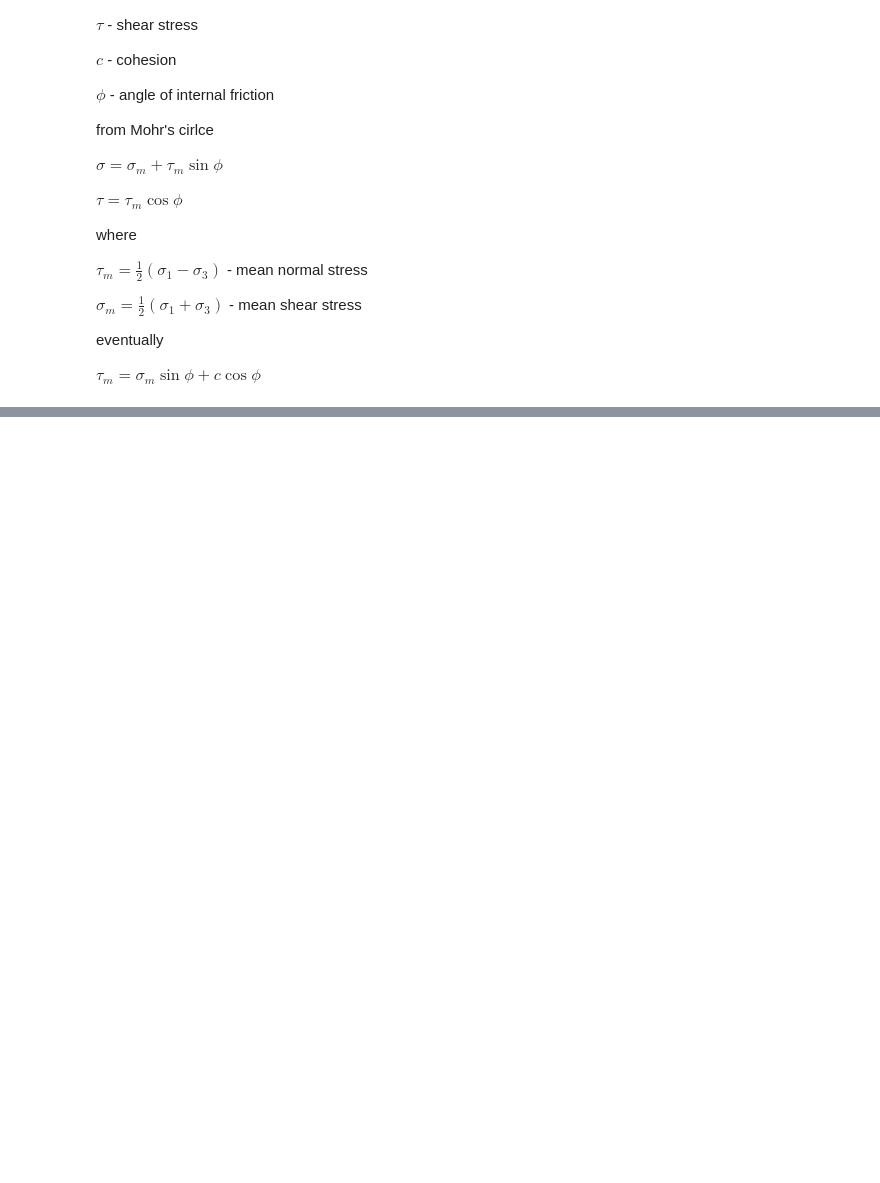
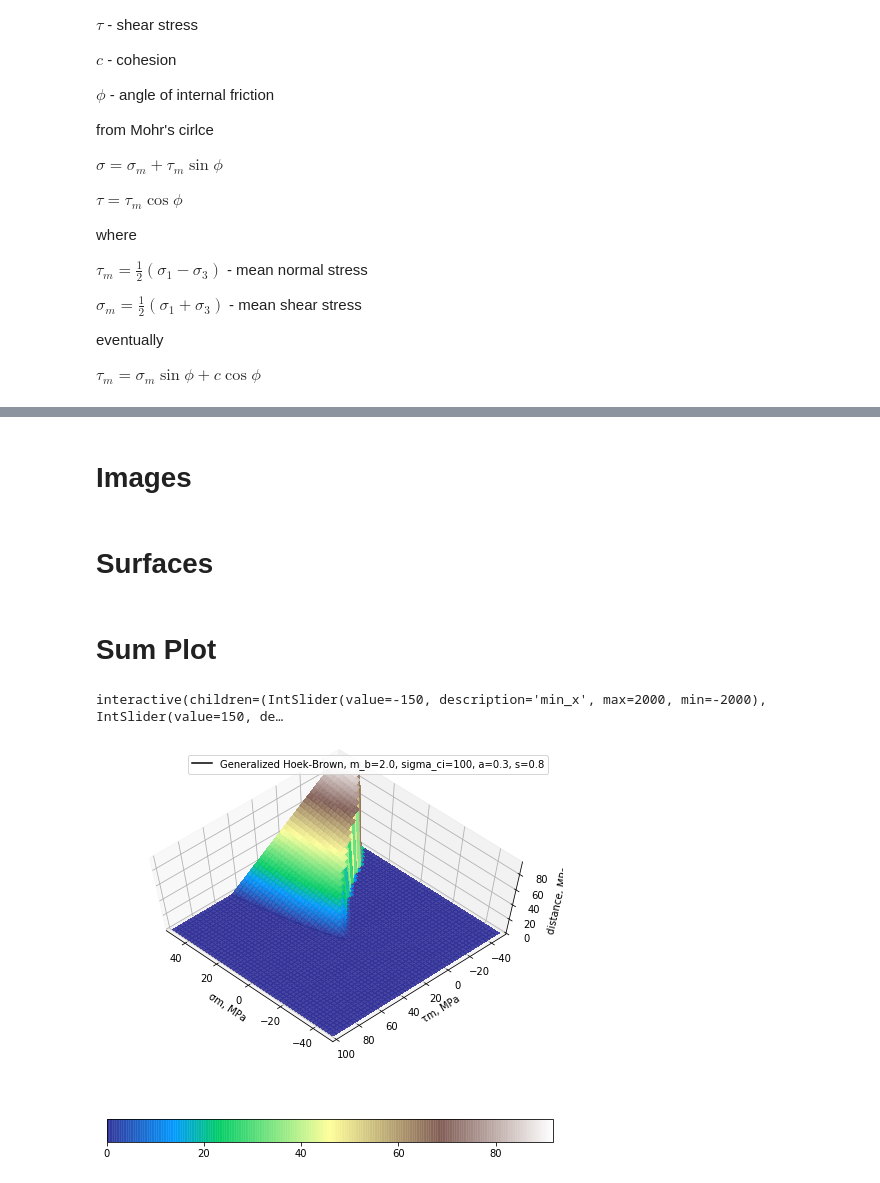
Before and after one commit to romanzes637/Hoek-Brown, a Jupyter notebook: Hoek_Brown.ipynb, the cells around one changed output, grey strips where cells are left out. Drawn from its saved outputs; the diff is of its cells as text; code cells hidden in the pictures; blank space fills up the shorter version.

Commit message:
Generalized HB is added

```diff
--- a/Hoek_Brown.ipynb
+++ b/Hoek_Brown.ipynb
@@ -303,11 +98,0 @@ d_mc_m_dist()
-# %%
-# evaluate equation
-a = 10
-b = 20
-sigma_m = 40
-r = hb_m()[0].evalf(subs={
-    sym.Symbol('A'):a, sym.Symbol('B'):b, sym.Symbol('sigma_m'):sigma_m})
-print(r)
-r = hb_m()[1].evalf(subs={
-    sym.Symbol('A'):a, sym.Symbol('B'):b, sym.Symbol('sigma_m'):sigma_m})
-print(r)
@@ -571,0 +612,2 @@ interactive(children=(IntSlider(value=-150, description='min_x', max=2000, min=-
+# %% [markdown]
+# Images
@@ -571,0 +691,2 @@ interactive(children=(IntSlider(value=-150, description='min_x', max=2000, min=-
+# %% [markdown]
+# Surfaces
@@ -571,0 +905,52 @@ interactive(children=(IntSlider(value=-150, description='min_x', max=2000, min=-
+# %% [markdown]
+# Sum Plot
+# %%
+draw = {
+    'surface': draw_surface,
+    'image': draw_image,
+    'line': draw_line
+}
+
+def plots(min_x=-150, max_x=150, min_y=0, max_y=150, nx=301, ny=151,
+               c0=100, t0=10, c=1., phi=1.,
+               sigma_ci=100, m_b=1., a=.3, s=.8,
+               width=8, height=8, elev=65, azim=135,
+               tol=1e-2, maxit=100,
+               color='black', cmap='tab10',
+               fc='all', pt='line', t='criterion'):
+  kwargs = locals()
+  xs = np.linspace(min_x, max_x, nx)
+  ys = np.linspace(min_y, max_y, ny)
+  xx, yy = np.meshgrid(xs, ys)
+  fig = plt.figure(figsize=(width, height))
+  if pt in ['surface']:
+    ax = fig.add_subplot(1, 1, 1, projection='3d')
+  else:
+    ax = fig.add_subplot(1, 1, 1)
+  draw[pt](fig, ax, xx, yy, **kwargs)
+  plt.show()
+
+interact_manual(plots,
+         min_x=(-2000, 2000, 1),
+         max_x=(-2000, 2000, 1),
+         nx=(0, 2000, 1),
+         min_y=(-2000, 2000, 1),
+         max_y=(-2000, 2000, 1),
+         ny=(0, 2000, 1),
+         c0=(0., 2000., 1.),
+         t0=(0., 2000., 1.),
+         width=(0, 20, 1),
+         height=(0, 60, 1),
+         elev=(-180, 180, 1),
+         azim=(-180, 180, 1),
+         tol=(0.00001, 1, 0.00001),
+         maxit=(1, 10000, 1),
+         cmap=cm.cmap_d.keys(),
+         color=[*colors.BASE_COLORS, *colors.CSS4_COLORS],
+         fc = ['mohr-coulomb', 'hoek-brown', 'generalized hoek-brown', 'all'],
+         pt = ['surface', 'image', 'line'],
+         t = ['distance', 'distance_0', 'criterion']
+        );
+# %% [output]
+interactive(children=(IntSlider(value=-150, description='min_x', max=2000, min=-2000), IntSlider(value=150, de…
+[figure, added]
```
Also changed, not shown: parts of 35 cells of this notebook.
